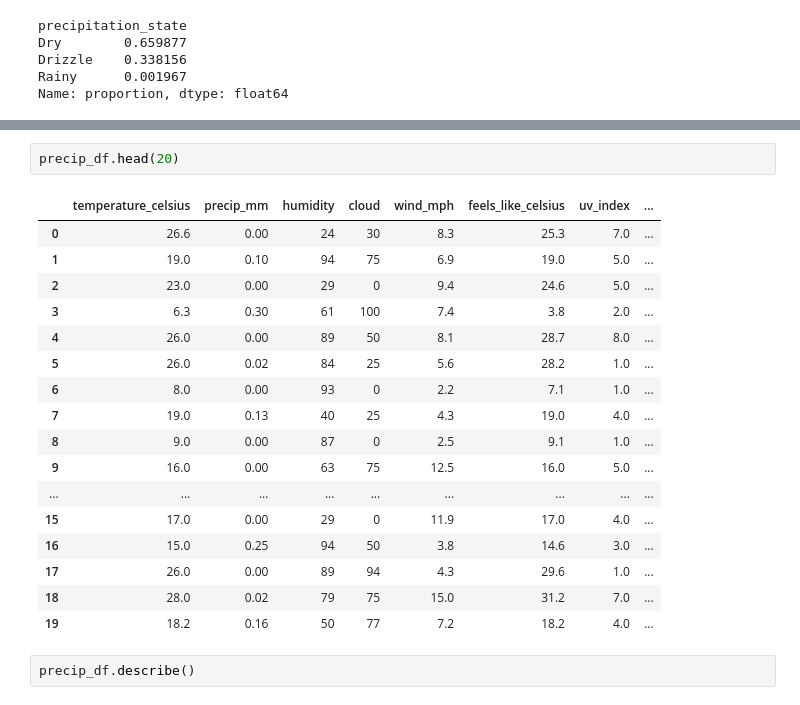
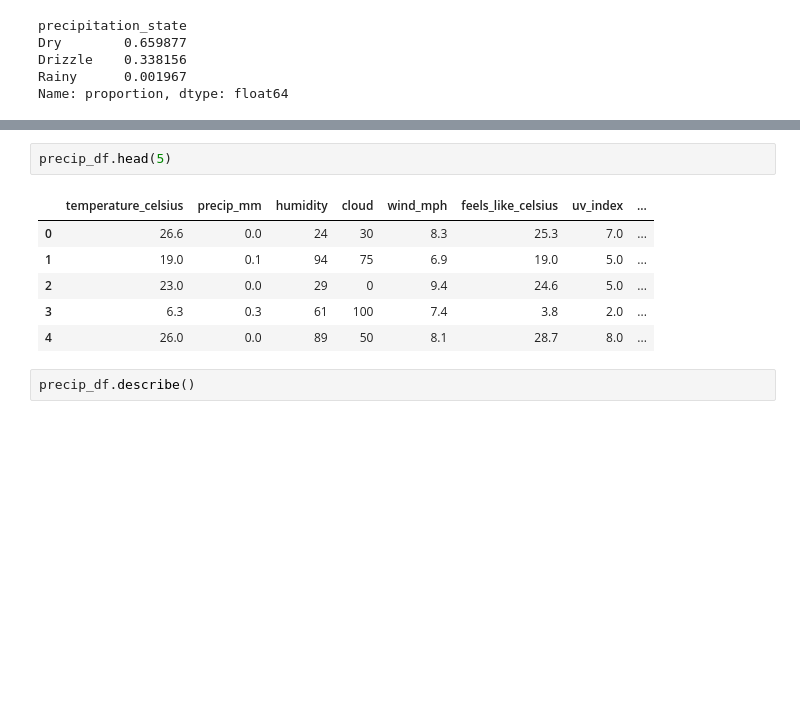
Before and after one commit to wojodd/marcove_chain, a Jupyter notebook: project/MarkovChain.ipynb, the cells around one changed output, grey strips where cells are left out. Drawn from its saved outputs; the diff is of its cells as text; blank space fills up the shorter version.

```diff
--- a/project/MarkovChain.ipynb
+++ b/project/MarkovChain.ipynb
@@ -143,23 +77,12 @@ sns.heatmap(
 # %%
-precip_df.head(20)
+precip_df.head(5)
 # %% [output]
 |  | temperature_celsius | precip_mm | humidity | cloud | wind_mph | feels_like_celsius | uv_index | ... |
-| 0 | 26.6 | 0.00 | 24 | 30 | 8.3 | 25.3 | 7.0 | ... |
-| 1 | 19.0 | 0.10 | 94 | 75 | 6.9 | 19.0 | 5.0 | ... |
-| 2 | 23.0 | 0.00 | 29 | 0 | 9.4 | 24.6 | 5.0 | ... |
-| 3 | 6.3 | 0.30 | 61 | 100 | 7.4 | 3.8 | 2.0 | ... |
-| 4 | 26.0 | 0.00 | 89 | 50 | 8.1 | 28.7 | 8.0 | ... |
-| 5 | 26.0 | 0.02 | 84 | 25 | 5.6 | 28.2 | 1.0 | ... |
-| 6 | 8.0 | 0.00 | 93 | 0 | 2.2 | 7.1 | 1.0 | ... |
-| 7 | 19.0 | 0.13 | 40 | 25 | 4.3 | 19.0 | 4.0 | ... |
-| 8 | 9.0 | 0.00 | 87 | 0 | 2.5 | 9.1 | 1.0 | ... |
-| 9 | 16.0 | 0.00 | 63 | 75 | 12.5 | 16.0 | 5.0 | ... |
-| ... | ... | ... | ... | ... | ... | ... | ... | ... |
-| 15 | 17.0 | 0.00 | 29 | 0 | 11.9 | 17.0 | 4.0 | ... |
-| 16 | 15.0 | 0.25 | 94 | 50 | 3.8 | 14.6 | 3.0 | ... |
-| 17 | 26.0 | 0.00 | 89 | 94 | 4.3 | 29.6 | 1.0 | ... |
-| 18 | 28.0 | 0.02 | 79 | 75 | 15.0 | 31.2 | 7.0 | ... |
-| 19 | 18.2 | 0.16 | 50 | 77 | 7.2 | 18.2 | 4.0 | ... |
+| 0 | 26.6 | 0.0 | 24 | 30 | 8.3 | 25.3 | 7.0 | ... |
+| 1 | 19.0 | 0.1 | 94 | 75 | 6.9 | 19.0 | 5.0 | ... |
+| 2 | 23.0 | 0.0 | 29 | 0 | 9.4 | 24.6 | 5.0 | ... |
+| 3 | 6.3 | 0.3 | 61 | 100 | 7.4 | 3.8 | 2.0 | ... |
+| 4 | 26.0 | 0.0 | 89 | 50 | 8.1 | 28.7 | 8.0 | ... |
 # %%
 precip_df.describe()
 # %% [output]
```
Also changed, not shown: parts of 15 cells of this notebook.
